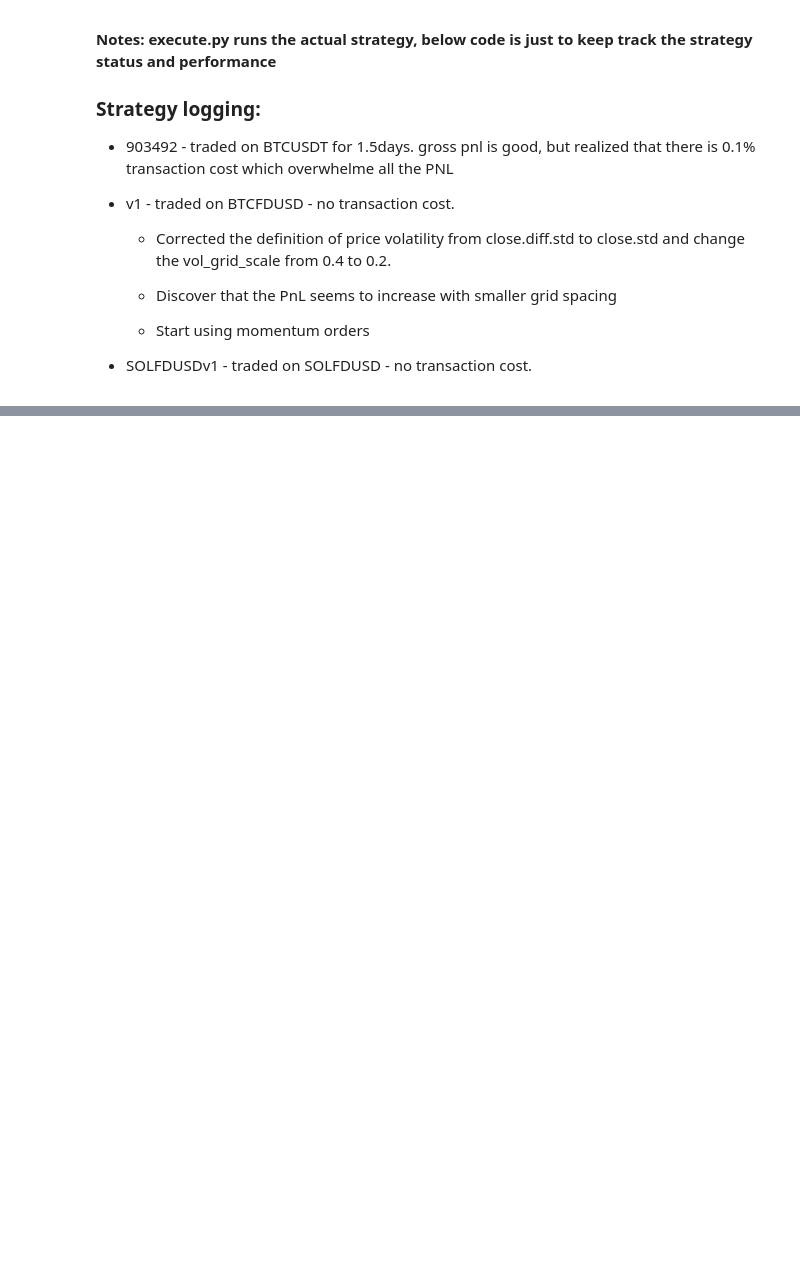
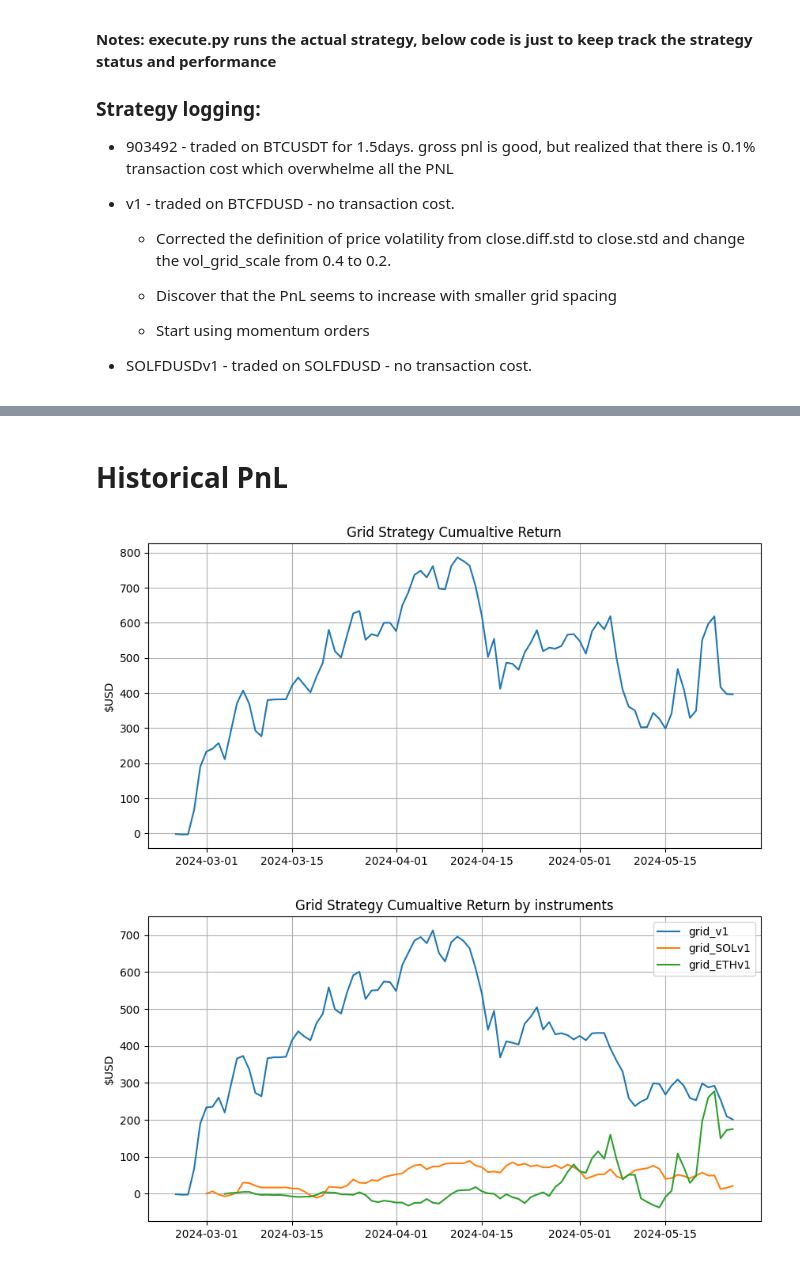
Before and after one commit to lok419/my-trading, a Jupyter notebook: strategy_v3/notebook/Grid Trading.ipynb, the cells around one changed output, grey strips where cells are left out. Saved outputs shown, nothing was run; the diff lists cells and outputs as text; code cells hidden in the pictures; blank space fills up the shorter version.

```diff
--- a/strategy_v3/notebook/Grid Trading.ipynb
+++ b/strategy_v3/notebook/Grid Trading.ipynb
@@ -245,0 +207,33 @@ AttributeError: 'GridArithmeticStrategy' object has no attribute 'pnl_path'
+# %% [markdown]
+# Historical PnL
+# %%
+pnl = []
+for strategy in strategy_dict.values():
+    pnl.append(strategy.get_pnl())
+
+plt.figure(figsize=(10,5))
+pnl = pd.concat(pnl)
+pnl_all = pnl.groupby(['Date']).sum(numeric_only=True)
+pnl_all['pnl_cum'] = pnl_all['pnl'].cumsum()
+pnl_all.sum(numeric_only=True)
+plt.plot(pnl_all['pnl_cum'])
+plt.title('Grid Strategy Cumualtive Return')
+plt.grid()
+plt.ylabel('$USD')
+plt.show()
+
+plt.figure(figsize=(10,5))
+pnl_strategy = pnl.groupby(['Date', 'strategy']).sum(numeric_only=True).reset_index()
+for s in pnl_strategy['strategy'].unique():
+    t = pnl_strategy[pnl_strategy['strategy'] == s]
+    t['pnl_cum'] = t['pnl'].cumsum()
+    plt.plot(t['Date'], t['pnl_cum'], label=s)
+
+plt.title('Grid Strategy Cumualtive Return by instruments')
+plt.legend()
+plt.grid()
+plt.ylabel('$USD')
+plt.show()
+# %% [output]
+[figure, added]
+[figure, added]
```
Also changed, not shown: parts of 5 cells of this notebook, 3 other files.
